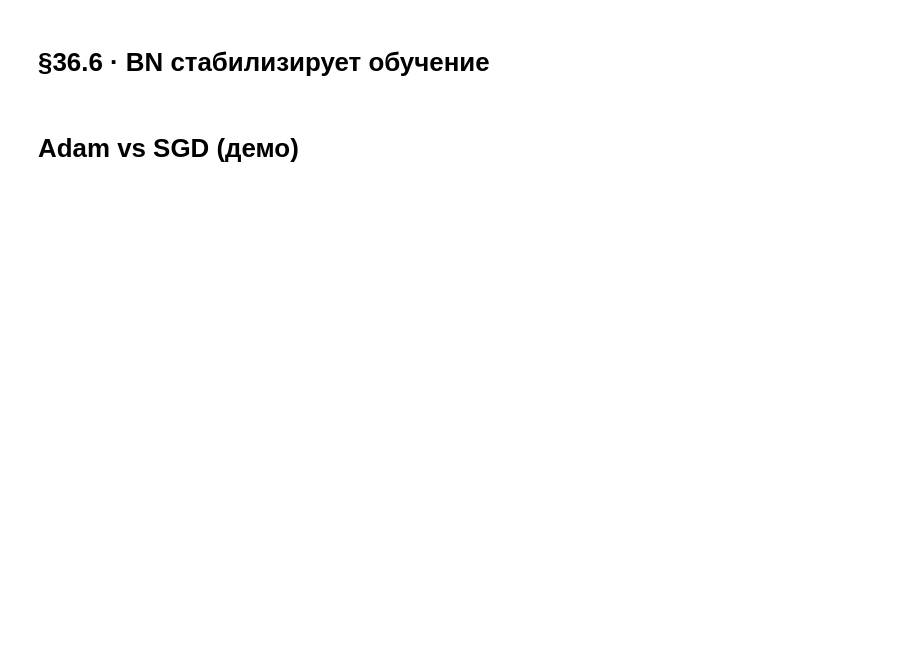
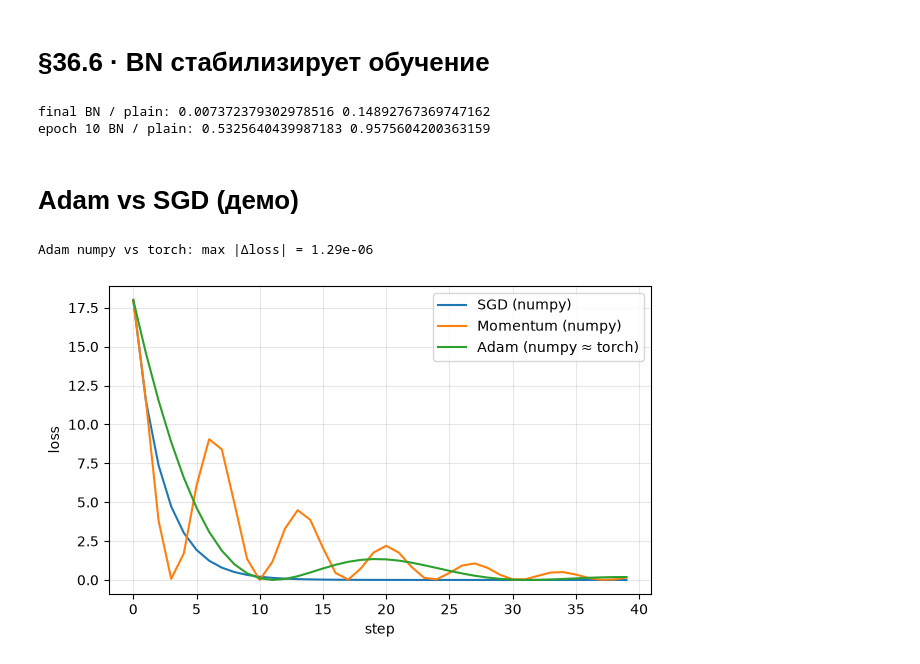
Before and after one commit to ivanvaluchevalex1996/conspects_ml, a Jupyter notebook: d.Машинное обучение/d.4 Deep Learning/d.4.36 Оптимизация и обучение в DL/practice/handbook_gl36_практика_решения.ipynb, the cells around one changed output. Drawn from its saved outputs; the diff is of its cells as text; code cells hidden in the pictures; blank space fills up the shorter version.

```diff
--- a/d.Машинное обучение/d.4 Deep Learning/d.4.36 Оптимизация и обучение в DL/practice/handbook_gl36_практика_решения.ipynb
+++ b/d.Машинное обучение/d.4 Deep Learning/d.4.36 Оптимизация и обучение в DL/practice/handbook_gl36_практика_решения.ipynb
@@ -43,24 +49,24 @@ import torch
 from torch import nn
 
 
-def mlp(with_bn: bool) -> nn.Module:
+def mlp(with_bn: bool, hidden: int = 64) -> nn.Module:
+    layers: list[nn.Module] = [nn.Linear(10, hidden)]
     if with_bn:
-        return nn.Sequential(
-            nn.Linear(10, 20),
-            nn.BatchNorm1d(20),
-            nn.ReLU(),
-            nn.Linear(20, 1),
-        )
-    return nn.Sequential(nn.Linear(10, 20), nn.ReLU(), nn.Linear(20, 1))
+        layers.append(nn.BatchNorm1d(hidden))
+    layers += [nn.ReLU(), nn.Linear(hidden, hidden)]
+    if with_bn:
+        layers.append(nn.BatchNorm1d(hidden))
+    layers += [nn.ReLU(), nn.Linear(hidden, 1)]
+    return nn.Sequential(*layers)
 
 
-def train_curve(model, epochs=30):
+def train_curve(model, epochs: int = 40) -> list[float]:
     torch.manual_seed(0)
-    X = torch.randn(64, 10)
-    y = torch.randn(64, 1)
+    X = torch.randn(128, 10)
+    y = torch.randn(128, 1)
     opt = torch.optim.Adam(model.parameters(), lr=0.05)
     lossf = nn.MSELoss()
-    losses = []
+    losses: list[float] = []
     model.train()
     for _ in range(epochs):
         opt.zero_grad()
@@ -74,7 +80,12 @@ def train_curve(model, epochs=30):
 loss_bn = train_curve(mlp(True))
 loss_plain = train_curve(mlp(False))
 print("final BN / plain:", loss_bn[-1], loss_plain[-1])
-assert loss_bn[-1] < loss_plain[-1] * 1.5
+print("epoch 10 BN / plain:", loss_bn[9], loss_plain[9])
+assert loss_bn[-1] < loss_plain[-1]
+assert loss_bn[9] < loss_plain[9]
+# %% [output]
+final BN / plain: 0.007372379302978516 0.14892767369747162
+epoch 10 BN / plain: 0.5325640439987183 0.9575604200363159
 # %% [markdown]
 # Adam vs SGD (демо)
 # %%
@@ -99,34 +110,50 @@ for _ in range(40):
     sgd_losses.append(loss)
     w_sgd -= lr * g
 
+w_mom = w0.copy()
+vel = np.zeros(2)
+mom_losses = []
+beta_m = 0.9
+for _ in range(40):
+    loss, g = loss_and_grad(w_mom)
+    mom_losses.append(loss)
+    vel = beta_m * vel + g
+    w_mom -= lr * vel
+
 m = np.zeros(2)
 v = np.zeros(2)
 w_adam = w0.copy()
 adam_losses = []
 beta1, beta2, eps, lr_a = 0.9, 0.999, 1e-8, 0.3
 for t in range(1, 41):
     loss, g = loss_and_grad(w_adam)
     adam_losses.append(loss)
     m = beta1 * m + (1 - beta1) * g
     v = beta2 * v + (1 - beta2) * g**2
     w_adam -= lr_a * (m / (1 - beta1**t)) / (np.sqrt(v / (1 - beta2**t)) + eps)
 
-wt = torch.tensor(w0, dtype=torch.float32)
+wt = torch.tensor(w0, dtype=torch.float32, requires_grad=True)
 opt = torch.optim.Adam([wt], lr=0.3)
 torch_losses = []
 for _ in range(40):
     opt.zero_grad()
     l = (wt**2).sum()
     torch_losses.append(float(l.item()))
     l.backward()
     opt.step()
 
+adam_max_diff = max(abs(a - b) for a, b in zip(adam_losses, torch_losses))
+print(f"Adam numpy vs torch: max |Δloss| = {adam_max_diff:.2e}")
+
 plt.figure(figsize=(7, 4))
 plt.plot(sgd_losses, label="SGD (numpy)")
-plt.plot(adam_losses, label="Adam (numpy)")
-plt.plot(torch_losses, label="Adam (torch)")
+plt.plot(mom_losses, label="Momentum (numpy)")
+plt.plot(adam_losses, label="Adam (numpy ≈ torch)")
 plt.legend()
 plt.ylabel("loss")
 plt.xlabel("step")
 plt.grid(True, alpha=0.3)
 plt.show()
+# %% [output]
+Adam numpy vs torch: max |Δloss| = 1.29e-06
+[figure, added]
```
Also changed, not shown: parts of 3 cells of this notebook, 1 other file.
